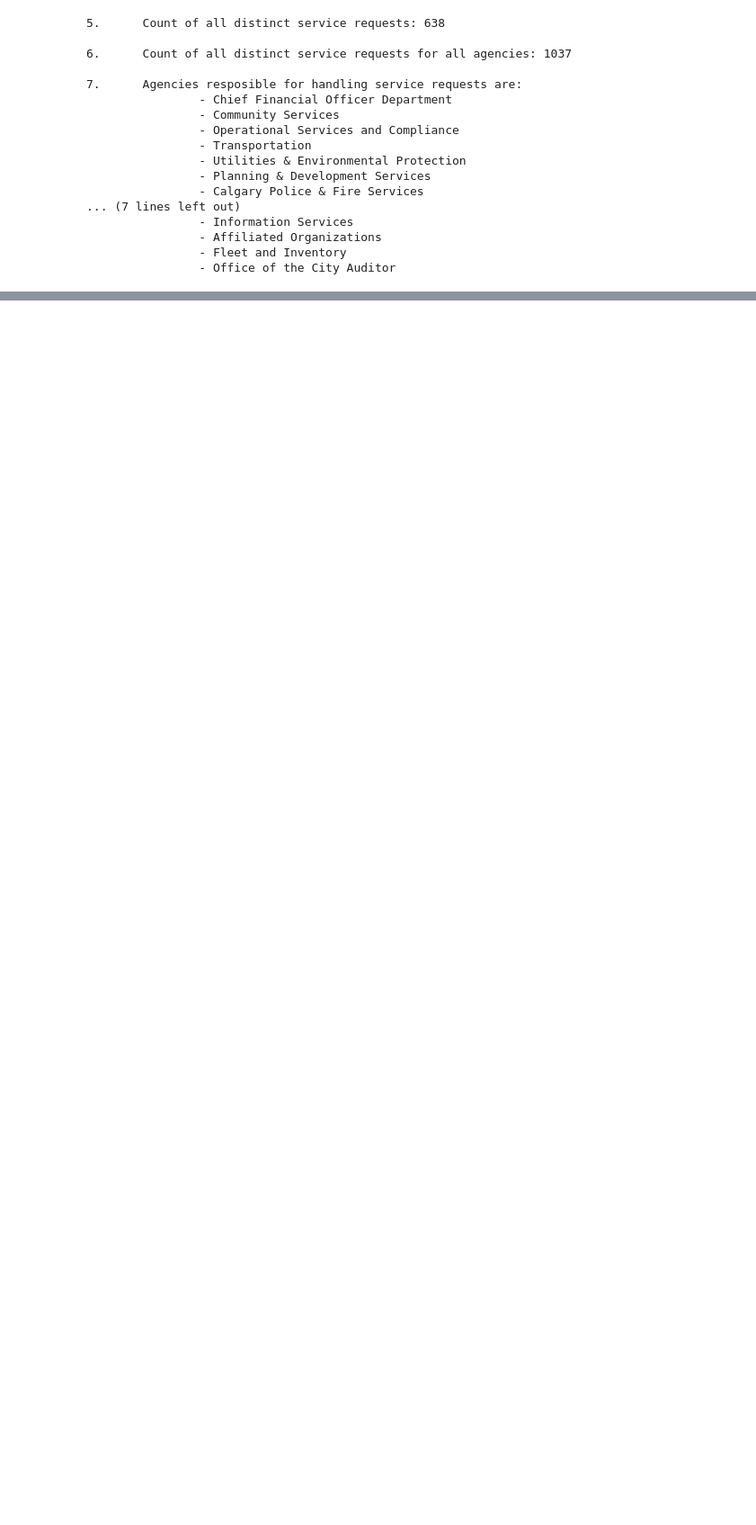
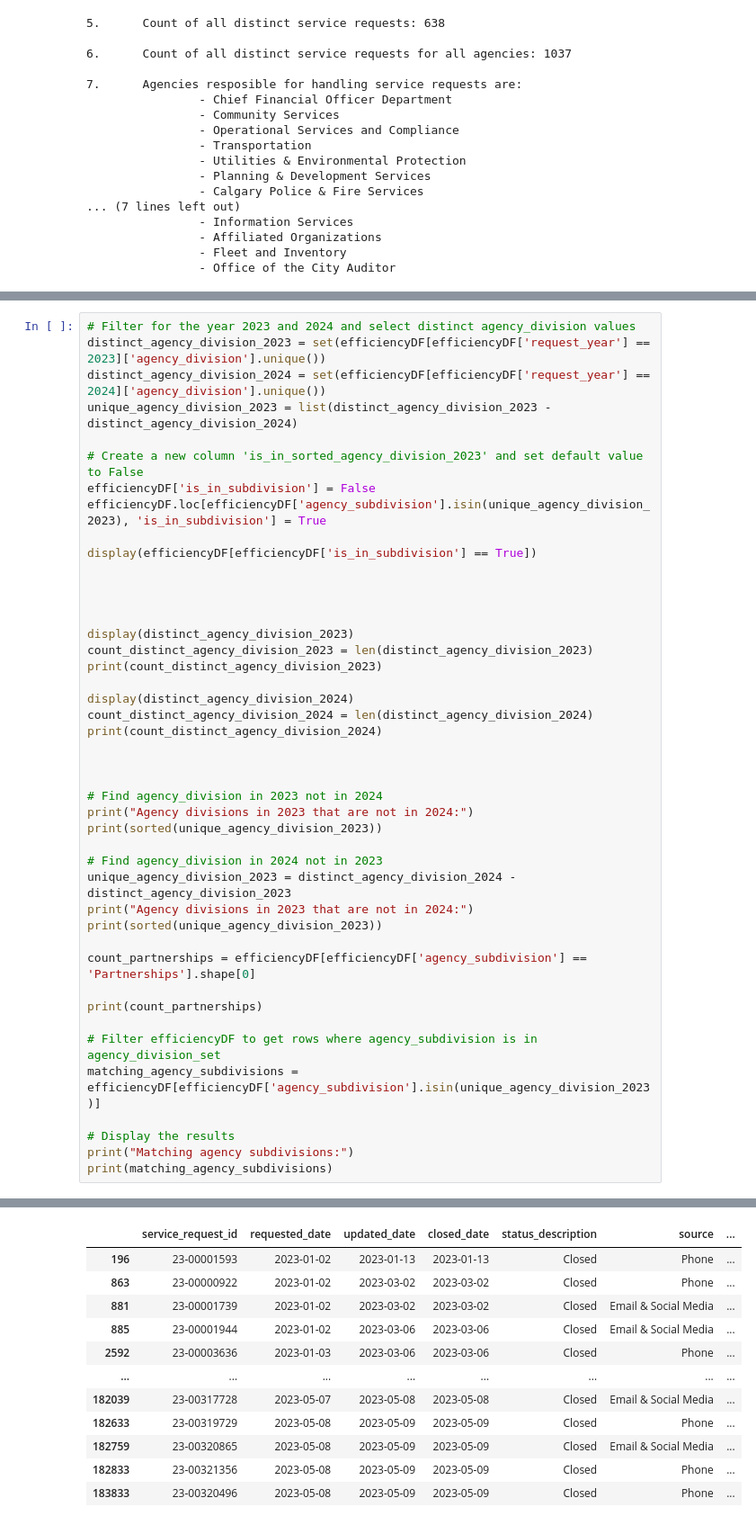
Before and after one commit to AnithaUofC/311ServiceRequests, a Jupyter notebook: 311DataWrangling.ipynb, the cells around one changed output, grey strips where cells are left out. Shown at 90% size. Saved outputs shown, nothing was run; the diff lists cells and outputs as text; blank space fills up the shorter version.

```diff
--- a/311DataWrangling.ipynb
+++ b/311DataWrangling.ipynb
@@ -682,0 +709,45 @@ Name: count, dtype: int64
+# %%
+# Filter for the year 2023 and 2024 and select distinct agency_division values
+distinct_agency_division_2023 = set(efficiencyDF[efficiencyDF['request_year'] == 2023]['agency_division'].unique())
+distinct_agency_division_2024 = set(efficiencyDF[efficiencyDF['request_year'] == 2024]['agency_division'].unique())
+unique_agency_division_2023 = list(distinct_agency_division_2023 - distinct_agency_division_2024)
+
+# Create a new column 'is_in_sorted_agency_division_2023' and set default value to False
+efficiencyDF['is_in_subdivision'] = False
+efficiencyDF.loc[efficiencyDF['agency_subdivision'].isin(unique_agency_division_2023), 'is_in_subdivision'] = True
+
+display(efficiencyDF[efficiencyDF['is_in_subdivision'] == True])
+
+
+
+
+display(distinct_agency_division_2023)
+count_distinct_agency_division_2023 = len(distinct_agency_division_2023)
+print(count_distinct_agency_division_2023)
+
+display(distinct_agency_division_2024)
+count_distinct_agency_division_2024 = len(distinct_agency_division_2024)
+print(count_distinct_agency_division_2024)
+
+
+
+# Find agency_division in 2023 not in 2024
+print("Agency divisions in 2023 that are not in 2024:")
+print(sorted(unique_agency_division_2023))
+
+# Find agency_division in 2024 not in 2023
+unique_agency_division_2023 = distinct_agency_division_2024 - distinct_agency_division_2023
+print("Agency divisions in 2023 that are not in 2024:")
+print(sorted(unique_agency_division_2023))
+
+count_partnerships = efficiencyDF[efficiencyDF['agency_subdivision'] == 'Partnerships'].shape[0]
+
+print(count_partnerships)
+
+# Filter efficiencyDF to get rows where agency_subdivision is in agency_division_set
+matching_agency_subdivisions = efficiencyDF[efficiencyDF['agency_subdivision'].isin(unique_agency_division_2023)]
+
+# Display the results
+print("Matching agency subdivisions:")
+print(matching_agency_subdivisions)
+# %% [output]
@@ -682,0 +759,12 @@ Name: count, dtype: int64
+|  | service_request_id | requested_date | updated_date | closed_date | status_description | source | ... |
+| 196 | 23-00001593 | 2023-01-02 | 2023-01-13 | 2023-01-13 | Closed | Phone | ... |
+| 863 | 23-00000922 | 2023-01-02 | 2023-03-02 | 2023-03-02 | Closed | Phone | ... |
+| 881 | 23-00001739 | 2023-01-02 | 2023-03-02 | 2023-03-02 | Closed | Email & Social Media | ... |
+| 885 | 23-00001944 | 2023-01-02 | 2023-03-06 | 2023-03-06 | Closed | Email & Social Media | ... |
+| 2592 | 23-00003636 | 2023-01-03 | 2023-03-06 | 2023-03-06 | Closed | Phone | ... |
+| ... | ... | ... | ... | ... | ... | ... | ... |
+| 182039 | 23-00317728 | 2023-05-07 | 2023-05-08 | 2023-05-08 | Closed | Email & Social Media | ... |
+| 182633 | 23-00319729 | 2023-05-08 | 2023-05-09 | 2023-05-09 | Closed | Phone | ... |
+| 182759 | 23-00320865 | 2023-05-08 | 2023-05-09 | 2023-05-09 | Closed | Email & Social Media | ... |
+| 182833 | 23-00321356 | 2023-05-08 | 2023-05-09 | 2023-05-09 | Closed | Phone | ... |
+| 183833 | 23-00320496 | 2023-05-08 | 2023-05-09 | 2023-05-09 | Closed | Phone | ... |
```
Also changed, not shown: parts of 20 cells of this notebook.
